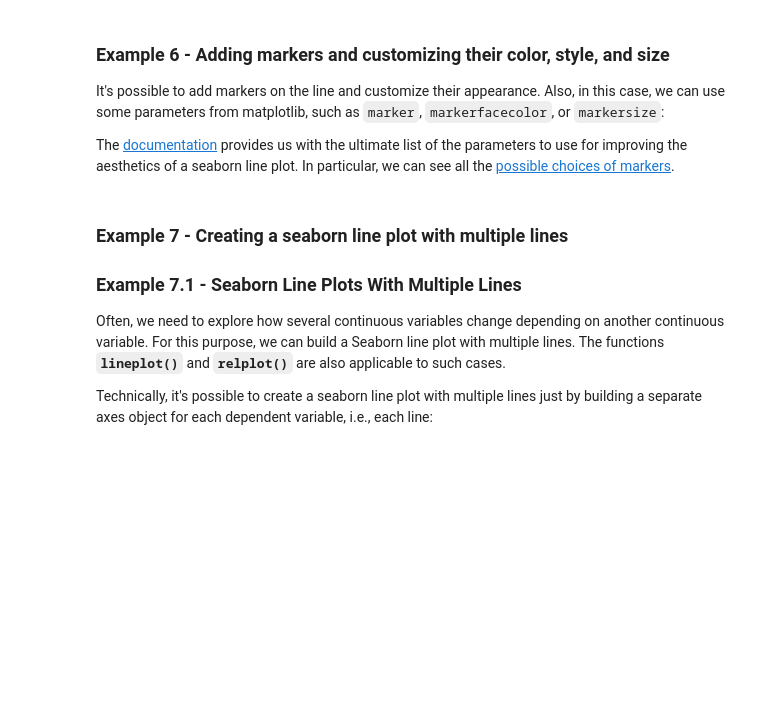
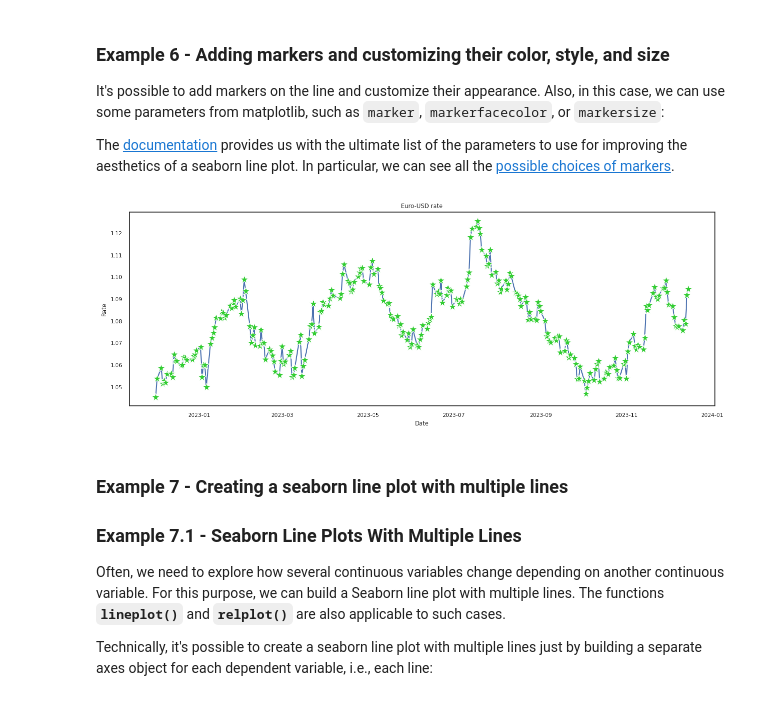
Before and after one commit to jbyers-ctrl/Data_Engineering_Trng, a Jupyter notebook: Module_344_Data_Visualization_with_Python/JamesB-GLAB-344.4.2-Python_Seaborn_Line_Plot_&_Create_Data_Visualizations.ipynb, the cells around one changed output. Cells and saved outputs as stored; diff of their text form; code cells hidden in the pictures; blank space fills up the shorter version.

```diff
--- a/Module_344_Data_Visualization_with_Python/JamesB-GLAB-344.4.2-Python_Seaborn_Line_Plot_&_Create_Data_Visualizations.ipynb
+++ b/Module_344_Data_Visualization_with_Python/JamesB-GLAB-344.4.2-Python_Seaborn_Line_Plot_&_Create_Data_Visualizations.ipynb
@@ -143,7 +232,9 @@ The [documentation](https://matplotlib.org/stable/api/_as_gen/matplotlib.pyplot.
 # %%
 fig = plt.subplots(figsize=(15, 5))
 sns.lineplot(x='Date', y='Euro rate', data=usd, marker='*', markerfacecolor='limegreen', markersize=12).set(title='Euro-USD rate', xlabel='Date', ylabel='Rate')
-sns.set_theme(style='white', font_scale=1.3)
+sns.set_theme(style='white', font_scale=1)
+# %% [output]
+[figure, added]
 # %% [markdown]
 ### **Example 7 - Creating a seaborn line plot with multiple lines**
 ### **Example 7.1 - Seaborn Line Plots With Multiple Lines**
```
Also changed, not shown: parts of 14 cells of this notebook, 4 other files.
